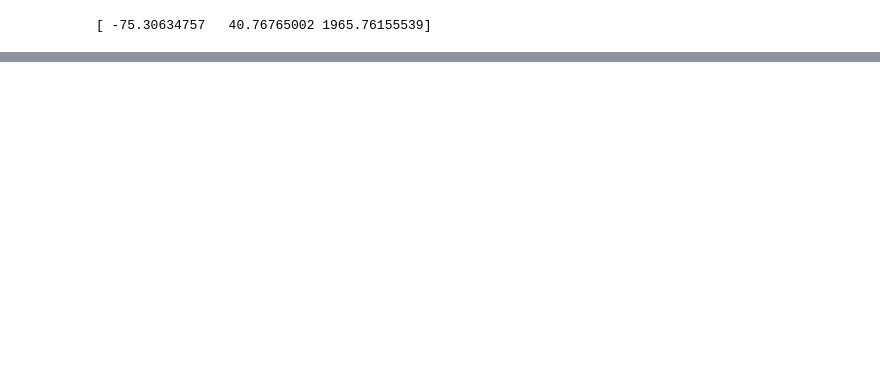
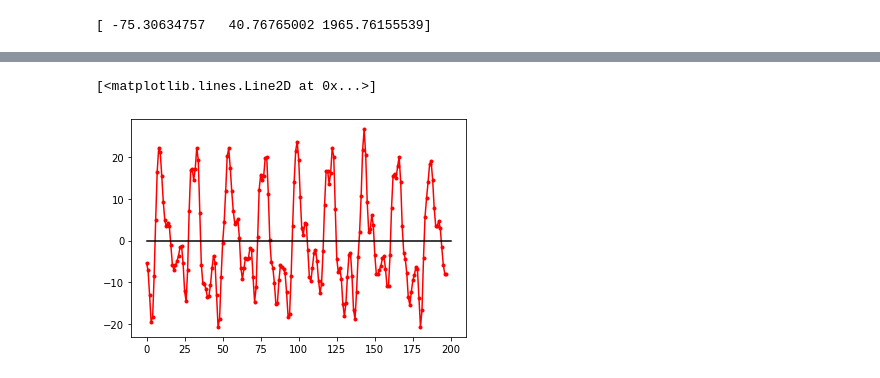
Before and after one commit to arpitjain799/freemocap, a Jupyter notebook: ipython_jupyter_notebooks/COM_calculator.ipynb, the cells around one changed output, grey strips where cells are left out. Cells and saved outputs as stored; diff of their text form; code cells hidden in the pictures; blank space fills up the shorter version.

```diff
--- a/ipython_jupyter_notebooks/COM_calculator.ipynb
+++ b/ipython_jupyter_notebooks/COM_calculator.ipynb
@@ -19,0 +42,6 @@ plt.show()
+# %%
+plt.plot(np.diff(np.diff(-com_frame_xyz[500:700,1])), 'r.-')
+plt.plot([0, 200],[0,0], 'k-')
+# %% [output]
+[<matplotlib.lines.Line2D at 0x...>]
+[figure, added]
```
Also changed, not shown: parts of 10 cells of this notebook.
